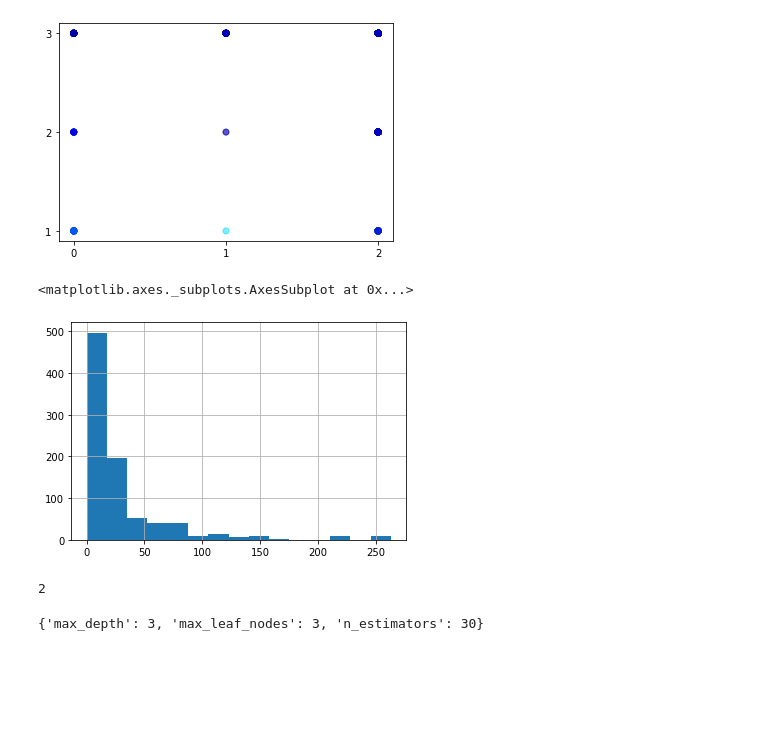
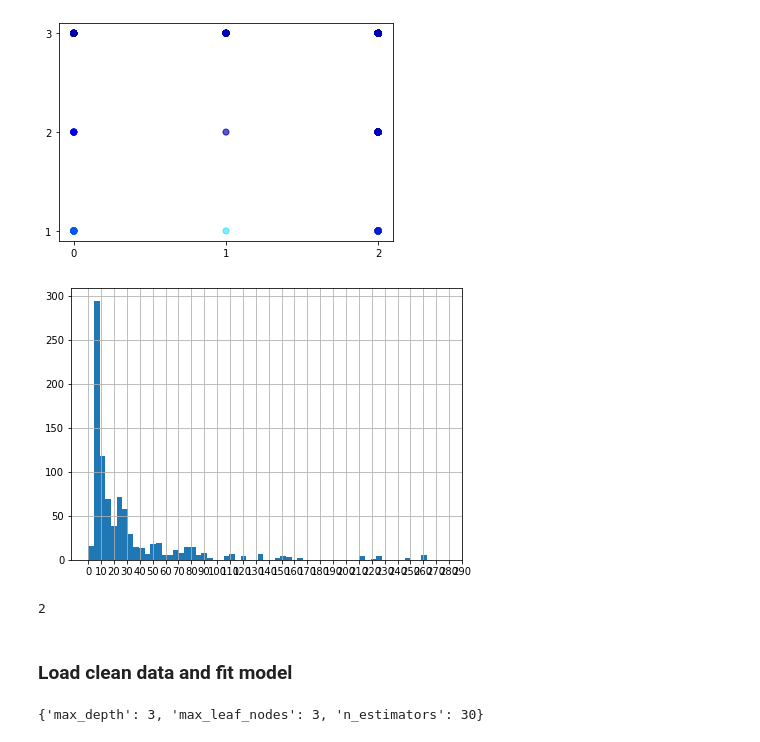
Before and after one commit to pritam-dey3/Titanic-Passenger-Survival-Prediction, a Jupyter notebook: Fare_imput.ipynb, the cells around one changed output. Saved outputs shown, nothing was run; the diff lists cells and outputs as text; code cells hidden in the pictures; blank space fills up the shorter version.

```diff
--- a/Fare_imput.ipynb
+++ b/Fare_imput.ipynb
@@ -53,11 +53,14 @@ plt.yticks([1.0, 2.0, 3.0])
   <matplotlib.axis.YTick at 0x...>],
  <a list of 3 Text major ticklabel objects>)
 [figure]
-# %%
-data.Fare.hist(bins=15)
-# %% [output]
-<matplotlib.axes._subplots.AxesSubplot at 0x...>
-[figure, removed]
+# %%
+plt.subplots(figsize=(7,5))
+data[data.Fare < 400].Fare.hist(bins=60)
+_ = plt.xticks(np.arange(0, 300, step=20))
+
+# (0, 10), (10, 30), (30, 100), (100, 200), (200,)
+# %% [output]
+[figure, added]
 # %%
 sum(data.Embarked.isnull())
 # %% [output]
@@ -86,0 +88,2 @@ y = data['Fare']
+# %% [markdown]
+### Load clean data and fit model
```
Also changed, not shown: parts of 12 cells of this notebook, 3 other files.
